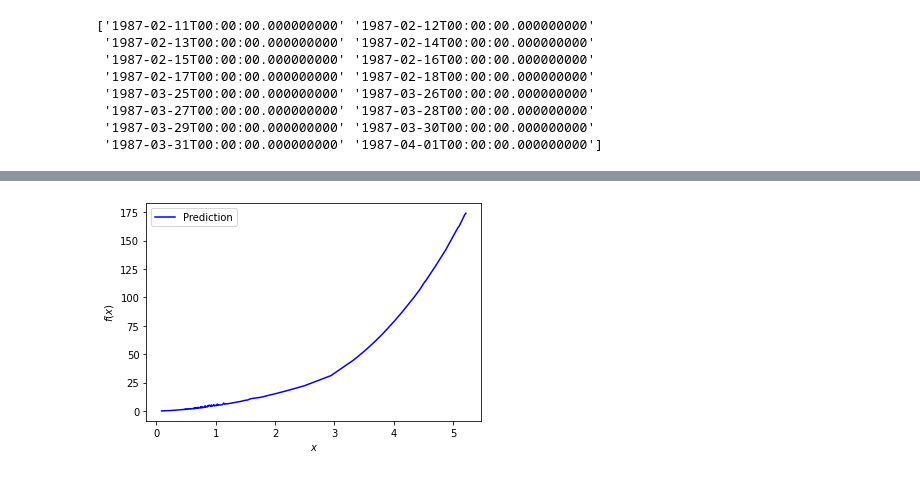
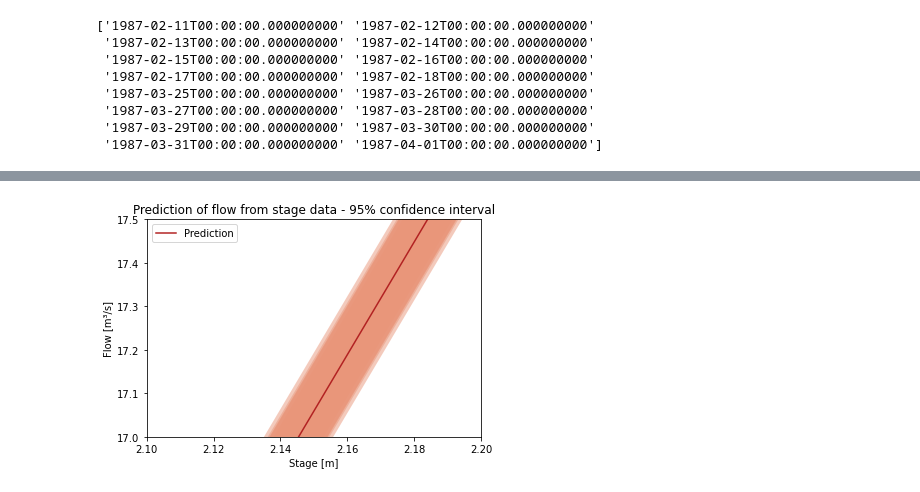
Before and after one commit to ai4er-cdt/flood_risk_shipston, a Jupyter notebook: notebooks/mja/wiski_exploration.ipynb, the cells around one changed output, grey strips where cells are left out. Drawn from its saved outputs; the diff is of its cells as text; code cells hidden in the pictures.

Commit message:
Successfully predicted missing flow data from stage data

```diff
--- a/notebooks/mja/wiski_exploration.ipynb
+++ b/notebooks/mja/wiski_exploration.ipynb
@@ -210,23 +225,23 @@ df_flow_and_stage_complete.plot(x='stage', y='flow')
 from sklearn.gaussian_process import GaussianProcessRegressor
 from sklearn.gaussian_process.kernels import ConstantKernel, RBF
 
-X_train = df_flow_and_stage_complete['stage'].values.reshape(-1,1)
-y_train = df_flow_and_stage_complete['flow'].values
+X = df_flow_and_stage_complete['stage'].values.reshape(-1,1)
+y = df_flow_and_stage_complete['flow'].values
 
-y_train = y_train[np.argsort(X_train, axis=0)]
-X_train = np.sort(X_train, axis=0)
+y = y[np.argsort(X, axis=0)] #Reorder them from time order to ascending by value
+X = np.sort(X, axis=0) #So that the line plot looks sensible
 
-X_train = np.append(X_train[0::500], X_train[-100:], axis = 0)
-y_train = np.append(y_train[0::500], y_train[-100:], axis = 0)
+X_train = np.append(X[0::500], X[-100:], axis = 0) #Every 500th data point and the last 100
+y_train = np.append(y[0::500], y[-100:], axis = 0)
 
 
 #Sort X_train into ascending order (for plotting)
 
 
-kernel = RBF(10, (1e-2, 1e2))
+kernel = RBF(1, (1e-2, 1e2))
 
 gp = GaussianProcessRegressor(kernel=kernel,
-                              n_restarts_optimizer=1000)
+                              n_restarts_optimizer=10, alpha = 0.1**2)
 
 gp.fit(X_train, y_train)
 
@@ -244,19 +298,26 @@ gp.get_params()
 # %%
 y_pred, sigma = gp.predict(X_train, return_std=True)
 
 plt.figure()
 #plt.plot(x, f(x), 'r:', label=r'$f(x) = x\,\sin(x)$')
-#plt.errorbar(X.ravel(), y, dy, fmt='r.', markersize=10, label='Observations')
-plt.plot(X_train, y_pred, 'b-', label='Prediction')
-#plt.fill(np.concatenate([X_train, X_train[::-1]]),
-         #np.concatenate([y_pred - 1.9600 * sigma,
-        #                (y_pred + 1.9600 * sigma)[::-1]]),
-       #  alpha=.5, fc='b', ec='None', label='95% confidence interval')
+#plt.errorbar(X_train.ravel(), y, dy, fmt='r.', markersize=10, label='Observations')
+plt.plot(X_train, y_pred, 'firebrick', label='Prediction')
+plt.fill(np.concatenate([X_train, X_train[::-1]]),
+         np.concatenate([y_pred - 1.9600 * sigma,
+                        (y_pred + 1.9600 * sigma)[::-1]]),
+         alpha=.5, fc='darksalmon', ec='None')
 plt.xlabel('$x$')
 plt.ylabel('$f(x)$')
 
+plt.xlabel('Stage [m]')
+plt.ylabel('Flow [m³/s]')
+plt.title('Prediction of flow from stage data - 95% confidence interval')
+
 plt.legend(loc='upper left')
 
+plt.xlim([2.1,2.2])
+plt.ylim([17,17.5])
+
 plt.show()
 # %% [output]
-[figure, old version]
+[figure, new version]
```
Also changed, not shown: parts of 22 cells of this notebook.
